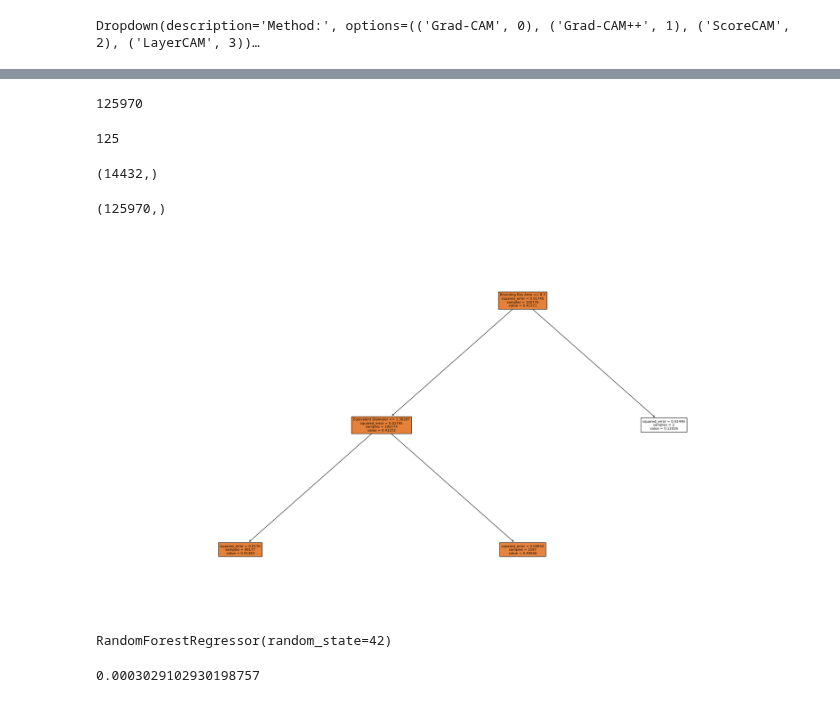
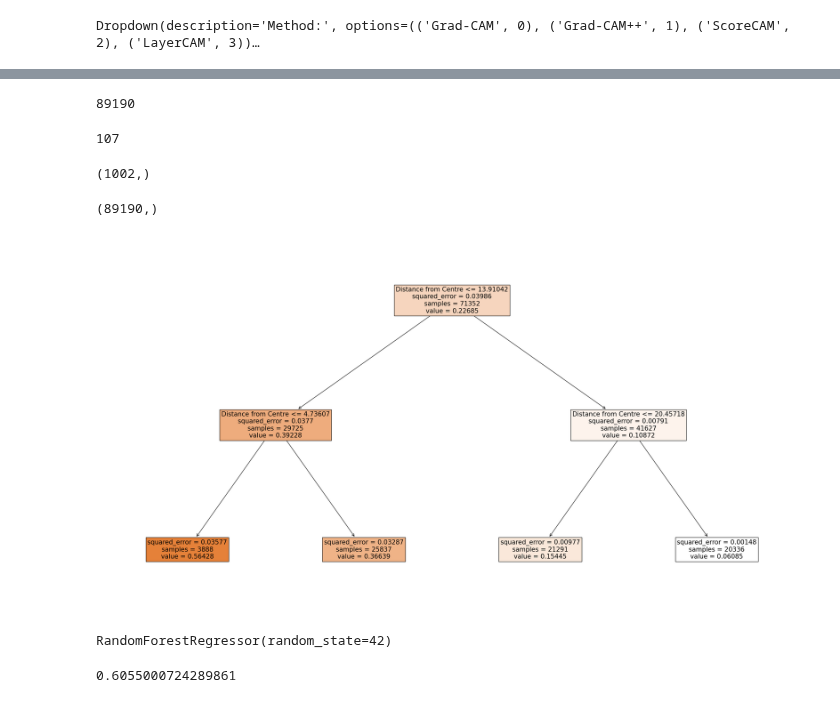
Before and after one commit to Kayzi0/ExplainBlobs, a Jupyter notebook: regression.ipynb, the cells around one changed output, grey strips where cells are left out. Saved outputs shown, nothing was run; the diff lists cells and outputs as text; code cells hidden in the pictures.

```diff
--- a/regression.ipynb
+++ b/regression.ipynb
@@ -27,7 +27,7 @@ N = 1000
 n_exp = 7
 n_pts = 2**7
 size = 64
-labels = np.random.randint(1, size = N)
+labels = np.random.randint(3,4, size = N)
 imgs = np.zeros((size, size, N))
 # %%
 #fill array with corresponding images
@@ -84,7 +80,8 @@ from tf_keras_vis.utils.model_modifiers import ReplaceToLinear
 from tf_keras_vis.utils.scores import CategoricalScore
 model = tf.keras.models.load_model("models/model30_distro/")
 #model.layers[-1].activation = None
-cat = CategoricalScore(0)
+label = labels[0]
+cat = CategoricalScore(label)
 mod = ReplaceToLinear()
 if method_picker.value == 0:
     method = Gradcam(model, model_modifier = mod, clone = True)
@@ -124,11 +131,39 @@ for img in range(N):
 num_blobs = sum(num_blobs_array)
 num_blobs
 # %% [output]
-125970
+89190
+# %%
+from skimage.measure import label,regionprops_table
+from skimage import data, measure
+import pandas as pd
+from scipy.spatial.distance import pdist,squareform
+blob_neighbours = []
+blob_centre_distances = []
+centre = size//2
+
+for img in range(N):
+  props = measure.regionprops_table(region_imgs[:,:,img],properties=['centroid'])
+
+  df = pd.DataFrame(props)
+  CX = df['centroid-0'].astype('int').values
+  CY = df['centroid-1'].astype('int').values
+  C = np.vstack([CX,CY]).T
+  for blob in range(C.shape[0]):
+    centre_dist = np.sqrt((C[blob,0]-centre)**2+(C[blob,1]-centre)**2)
+    blob_centre_distances.append(centre_dist)
+
+  rad = 10
+  D = pdist(C)
+  DS = squareform(D)
+  for kpoint in range(C.shape[0]):
+    blob_neighbours.append(np.where(DS[kpoint,:] < rad)[0].shape[0]-1)
+
+blob_neighbours = np.asarray(blob_neighbours)
+blob_centre_distances = np.asarray(blob_centre_distances)
 # %%
 num_blobs//imgs.shape[-1]
 # %% [output]
-125
+107
 # %%
 #generate interpretability scores for each blob; score is the sum of intensities of heatmap in the region
 #plus get the highest score for every image
@@ -155,7 +190,7 @@ highscores = np.asarray(highscores)
 ind = np.where(np.in1d(scores, highscores))[0]
 ind.shape
 # %% [output]
-(14432,)
+(1002,)
 # %%
 blob_areas = []
 blob_eccentricities = []
@@ -207,11 +242,12 @@ blob_solidities = np.asarray(blob_solidities)
 
 blob_areas.shape
 # %% [output]
-(125970,)
+(89190,)
 # %%
 #prepare data for training
 from sklearn.model_selection import train_test_split
-X = np.vstack((blob_eccentricities, blob_areas, blob_eq_diameter, blob_bboxs, blob_extents, blob_major_axes, blob_minor_axes, blob_solidities))
+X = np.vstack((blob_neighbours, blob_centre_distances, blob_eccentricities, blob_areas, blob_eq_diameter, blob_bboxs, blob_extents, blob_major_axes, blob_minor_axes, blob_solidities))
+
 X = np.transpose(X)
 y = scores
 
@@ -224,10 +260,10 @@ regressor = regressor.fit(X_train, y_train)
 # %%
 from sklearn.tree import plot_tree
 plt.figure(figsize=(30,16))
-plot_tree(regressor, max_depth=2, feature_names=['Eccentricity', 'Area', 'Equivalent Diameter', 'Bounding Box Area', 'Extent', 'Major Axis', 'Minor Axis', 'Solidity'], filled=True, fontsize=8, precision=5)
+plot_tree(regressor, max_depth=2, feature_names=['Number of Neighbours', 'Distance from Centre', 'Eccentricity', 'Area', 'Equivalent Diameter', 'Bounding Box Area', 'Extent', 'Major Axis', 'Minor Axis', 'Solidity'], filled=True, fontsize=15, precision=5)
 plt.show()
 # %% [output]
-[figure, old version]
+[figure, new version]
 # %%
 from sklearn.ensemble import RandomForestRegressor
 
@@ -239,7 +275,7 @@ RandomForestRegressor(random_state=42)
 # %%
 forest.score(X_test, y_test)
 # %% [output]
-0.0003029102930198757
+0.6055000724289861
 # %%
 from sklearn.inspection import permutation_importance
 
```
Also changed, not shown: parts of 7 cells of this notebook.
